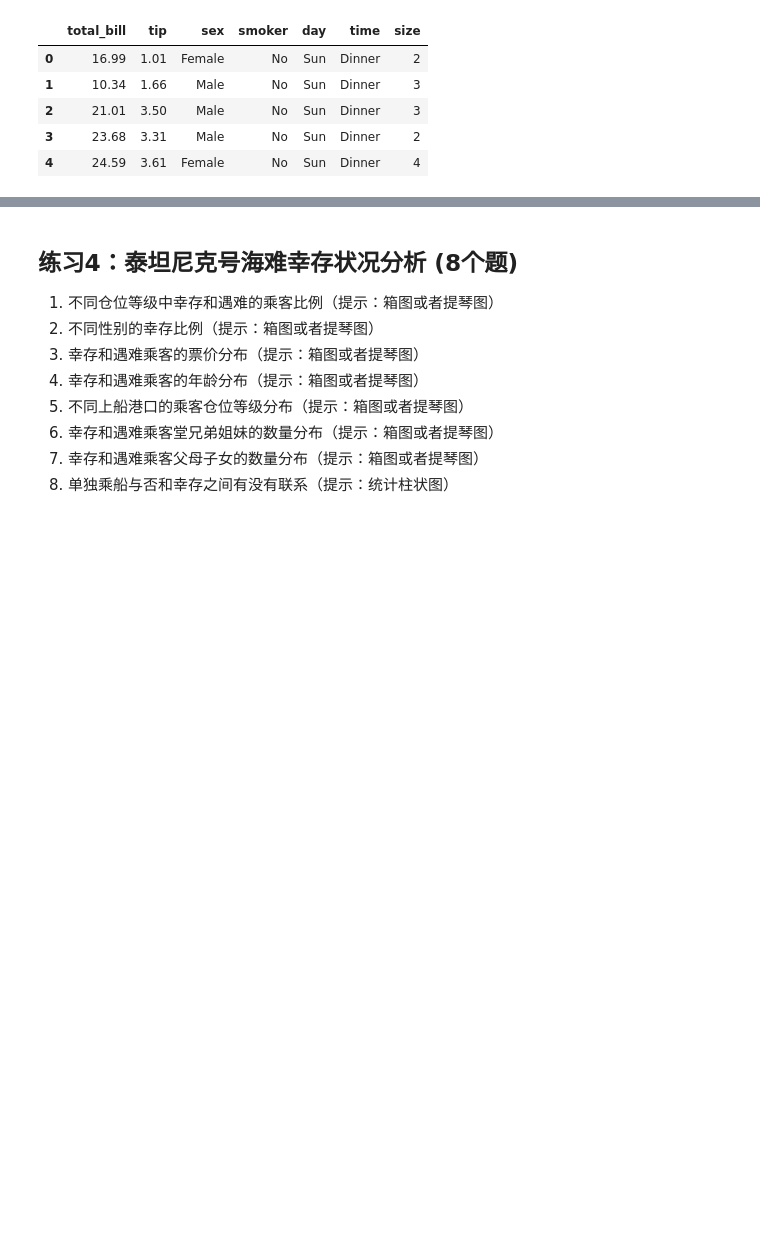
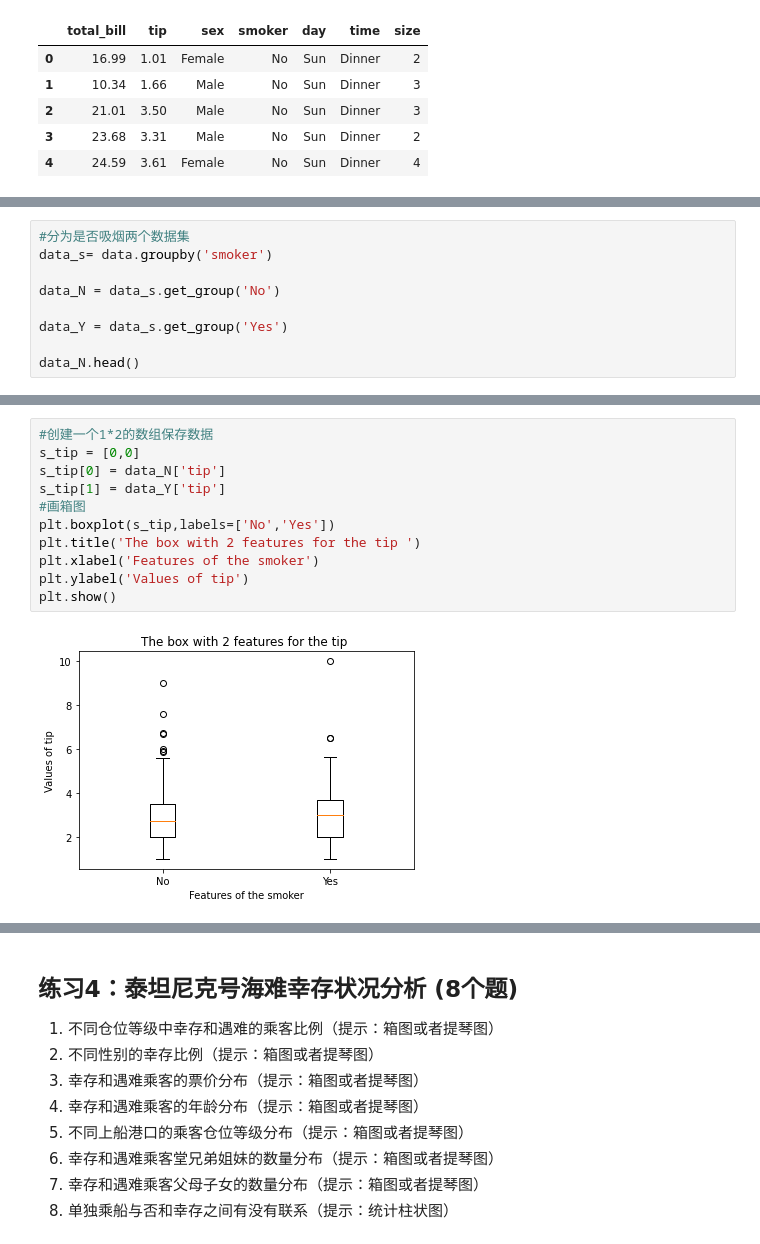
Before and after one commit to iphysresearch/GWData-Bootcamp, a Jupyter notebook: 2023/python/homework-matplotlib_seaborn.ipynb, the cells around one changed output, grey strips where cells are left out. Cells and saved outputs as stored; diff of their text form; blank space fills up the shorter version.

```diff
--- a/2023/python/homework-matplotlib_seaborn.ipynb
+++ b/2023/python/homework-matplotlib_seaborn.ipynb
@@ -241,0 +261,9 @@ Female  2.931515  2.773519
+# %%
+#分为是否吸烟两个数据集
+data_s= data.groupby('smoker')
+
+data_N = data_s.get_group('No')
+
+data_Y = data_s.get_group('Yes')
+
+data_N.head()
@@ -241,0 +277,13 @@ Female  2.931515  2.773519
+# %%
+#创建一个1*2的数组保存数据
+s_tip = [0,0]
+s_tip[0] = data_N['tip']
+s_tip[1] = data_Y['tip']
+#画箱图
+plt.boxplot(s_tip,labels=['No','Yes'])
+plt.title('The box with 2 features for the tip ')
+plt.xlabel('Features of the smoker')
+plt.ylabel('Values of tip')
+plt.show()
+# %% [output]
+[figure, added]
```
Also changed, not shown: parts of 41 cells of this notebook.
